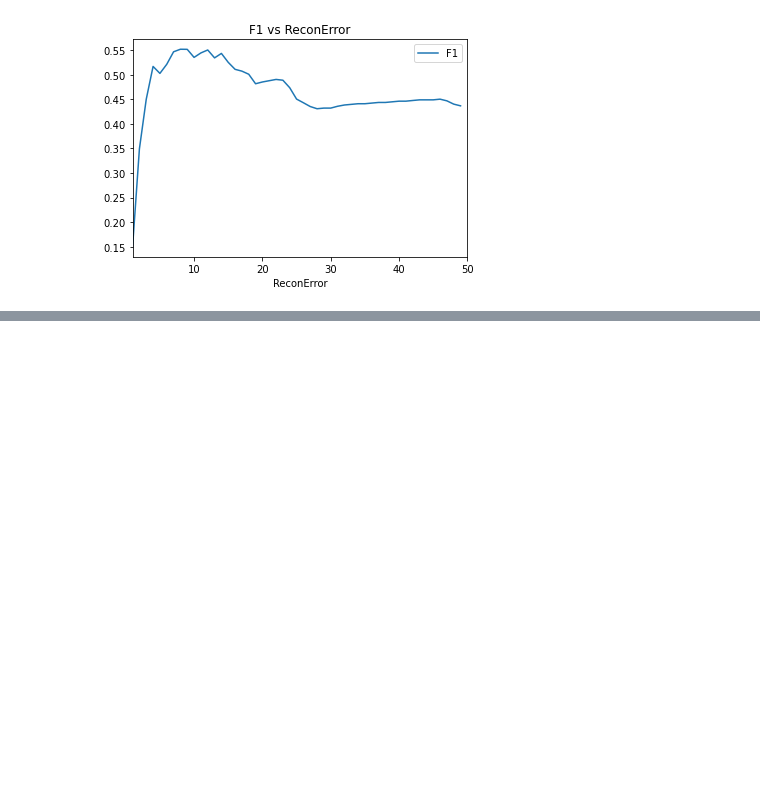
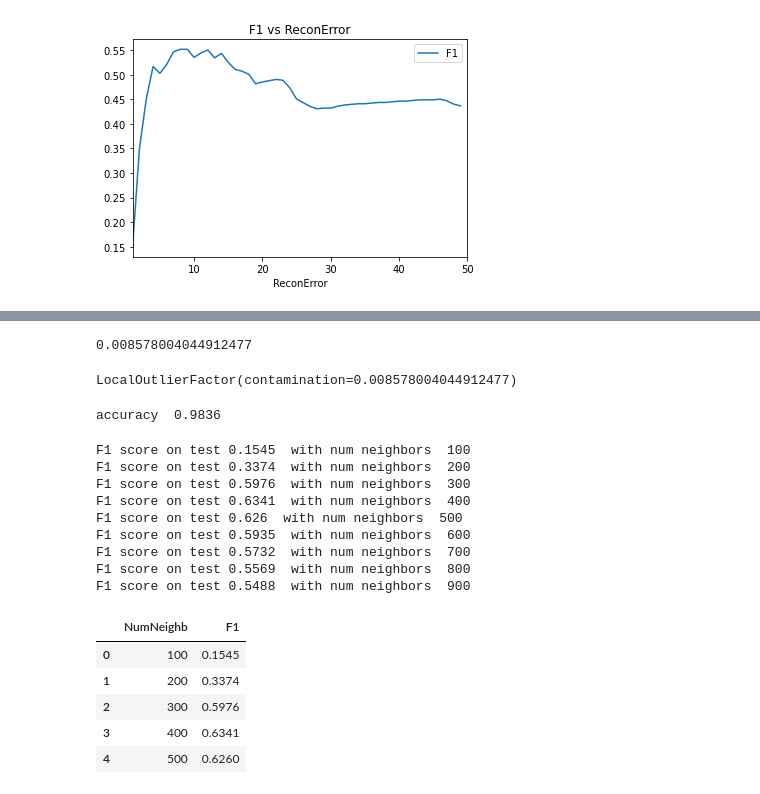
Before and after one commit to DaniloJ97/anomaly_detection, a Jupyter notebook: anomaly_detection.ipynb, the cells around one changed output, grey strips where cells are left out. Drawn from its saved outputs; the diff is of its cells as text; code cells hidden in the pictures; blank space fills up the shorter version.

```diff
--- a/anomaly_detection.ipynb
+++ b/anomaly_detection.ipynb
@@ -531,0 +540,4 @@ plt.show()
+# %%
+perc_fraud
+# %% [output]
+0.008578004044912477
@@ -531,0 +546,4 @@ plt.show()
+# %%
+clf
+# %% [output]
+LocalOutlierFactor(contamination=0.008578004044912477)
@@ -531,0 +552,48 @@ plt.show()
+# %%
+print('accuracy ' , round(1 - (n_errors / X_valid.shape[0]),4))
+# %% [output]
+accuracy  0.9836
+# %%
+minNeighbours = 100
+maxNeighbours = 1000
+
+neighboursF1 = []
+
+for neighbour in range(minNeighbours,maxNeighbours,100):
+    clf = LocalOutlierFactor(n_neighbors=neighbour, contamination = perc_fraud)
+    y_pred = clf.fit_predict(X_valid)
+    n_errors = (y_pred != ground_truth).sum()
+    scores = clf.negative_outlier_factor_
+
+    y_predLOF = y_pred.copy()
+    y_predDF = pd.DataFrame(y_predLOF)
+
+    y_predDF[y_predDF[0] == 1] = 0
+    y_predDF[y_predDF[0] == -1] = 1
+
+    y_predLOF = y_predDF.values
+    y_predLOF = np.ravel(y_predLOF)
+
+    precision,recall,fbeta_score, support  = precision_recall_fscore_support(y_valid, y_predLOF, average='binary')
+
+    print("F1 score on test", round(fbeta_score,4), " with num neighbors ", neighbour)
+    neighboursF1.append([neighbour, round(fbeta_score,4)])
+
+neighboursF1df = pd.DataFrame(neighboursF1, columns = ['NumNeighb', 'F1'])
+neighboursF1df.head()
+# %% [output]
+F1 score on test 0.1545  with num neighbors  100
+F1 score on test 0.3374  with num neighbors  200
+F1 score on test 0.5976  with num neighbors  300
+F1 score on test 0.6341  with num neighbors  400
+F1 score on test 0.626  with num neighbors  500
+F1 score on test 0.5935  with num neighbors  600
+F1 score on test 0.5732  with num neighbors  700
+F1 score on test 0.5569  with num neighbors  800
+F1 score on test 0.5488  with num neighbors  900
+|  | NumNeighb | F1 |
+| 0 | 100 | 0.1545 |
+| 1 | 200 | 0.3374 |
+| 2 | 300 | 0.5976 |
+| 3 | 400 | 0.6341 |
+| 4 | 500 | 0.6260 |
```
Also changed, not shown: parts of 26 cells of this notebook.
